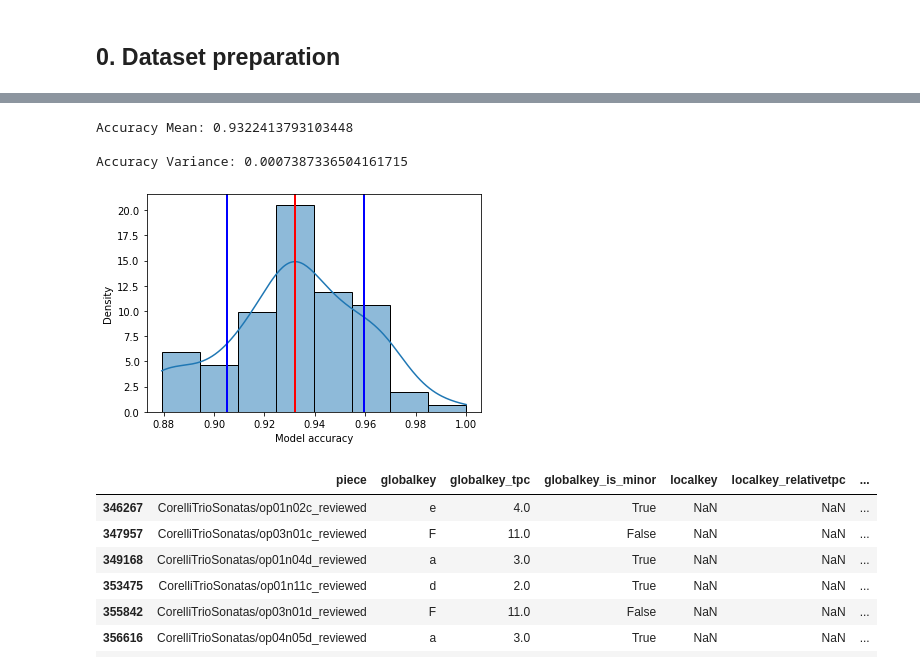
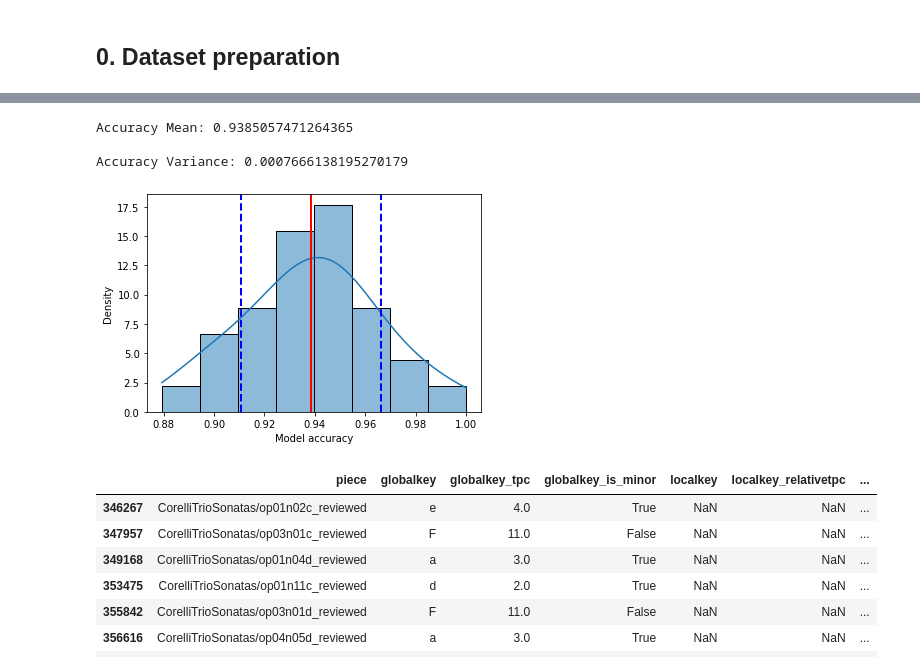
Before and after one commit to mikqs/digital-musicology, a Jupyter notebook: Group_6_A2/Group_6_A2.ipynb, the cells around one changed output, grey strips where cells are left out. Drawn from its saved outputs; the diff is of its cells as text; code cells hidden in the pictures.

```diff
--- a/Group_6_A2/Group_6_A2.ipynb
+++ b/Group_6_A2/Group_6_A2.ipynb
@@ -36,12 +36,6 @@ fifths_to_semitones = lambda x: x+6 if(x%2==1 and x<6) else(x-6 if(x%2==1 and x>
 keys_dataset['cpc_f'] = keys_dataset['tpc'].mod(12)
 keys_dataset['cpc_s'] = keys_dataset['midi'].mod(12)
 
-# Compute all twelve transpositions for each piece
-for i_f_transpose in range(12):
-    keys_dataset['cpc_f_trsp_'+str(i_f_transpose)] = (keys_dataset['cpc_f'] - i_f_transpose).mod(12)
-    i_s_transpose = fifths_to_semitones(i_f_transpose)
-    keys_dataset['cpc_s_trsp_'+str(i_s_transpose)] = (keys_dataset['cpc_s'] - i_s_transpose).mod(12)
-
 # Get only labeled dataset
 labeled_df = keys_dataset[keys_dataset['globalkey_is_minor'].notna()]
 
@@ -52,7 +46,7 @@ labeled_df['localkey_tpc'] = labeled_df['localkey_relativetpc'] + labeled_df['gl
 labeled_df['localkey_cpc_f'] = labeled_df['localkey_tpc'].mod(12)
 labeled_df['localkey_cpc_s'] = labeled_df['localkey_cpc_f'].apply(fifths_to_semitones)
 
-# Transpose all pieces to C tonic (with Ground Truth)
+# Transpose all pieces to C tonic reference (with the Ground Truth)
 labeled_df['cpc_f_trsp_C'] = (labeled_df['cpc_f'] - labeled_df['globalkey_cpc_f']).mod(12)
 labeled_df['cpc_s_trsp_C'] = (labeled_df['cpc_s'] - labeled_df['globalkey_cpc_s']).mod(12)
 
@@ -114,17 +108,18 @@ def get_major_prototype(major_df, subset, plot=False):
     major_vec = grouped_major_df.div(L1_norm).to_numpy()
 
     if plot:
-        keys_semitones = ['C','C♯/D♭','D','D♯/E♭','E','F','F♯/G♭','G','G♯/A♭','A','A♯/B♭','B']
+        scale_degrees = ['tonic','♯1','supertonic','♯2','mediant','subdominant','♯4','dominant','♯5','submediant','subtonic','leading tone']
+
         grouped_major_df.plot(kind = 'bar')
-        plt.xticks(range(len(keys_semitones)), keys_semitones, rotation='horizontal')
-        plt.xlabel('Key')
+        plt.xticks(range(len(scale_degrees)), scale_degrees, rotation=45)
+        plt.xlabel('Scale degrees')
         plt.ylabel('Summed pitch-class duration')
         plt.title('Major mode prototype (summed durations)')
         plt.show()
 
         grouped_major_df.div(L1_norm).plot(kind = 'bar')
-        plt.xticks(range(len(keys_semitones)), keys_semitones, rotation='horizontal')
-        plt.xlabel('Key')
+        plt.xticks(range(len(scale_degrees)), scale_degrees, rotation=45)
+        plt.xlabel('Scale degrees')
         plt.ylabel('Pitch-class frequency')
         plt.title('Major mode prototype (frequencies)')
         plt.show()
@@ -142,17 +137,18 @@ def get_minor_prototype(minor_df, subset, plot=False):
     minor_vec = grouped_minor_df.div(L1_norm).to_numpy()
 
     if plot:
-        keys_semitones = ['C','C♯/D♭','D','D♯/E♭','E','F','F♯/G♭','G','G♯/A♭','A','A♯/B♭','B']
+        scale_degrees = ['tonic','♯1','supertonic','♯2','mediant','subdominant','♯4','dominant','♯5','submediant','subtonic','leading tone']
+
         grouped_minor_df.plot(kind = 'bar')
-        plt.xticks(range(len(keys_semitones)), keys_semitones, rotation='horizontal')
-        plt.xlabel('Key')
+        plt.xticks(range(len(scale_degrees)), scale_degrees, rotation=45)
+        plt.xlabel('Scale degrees')
         plt.ylabel('Summed pitch-class duration')
         plt.title('Minor mode prototype (summed durations)')
         plt.show()
 
         grouped_minor_df.div(L1_norm).plot(kind = 'bar')
-        plt.xticks(range(len(keys_semitones)), keys_semitones, rotation='horizontal')
-        plt.xlabel('Key')
+        plt.xticks(range(len(scale_degrees)), scale_degrees, rotation=45)
+        plt.xlabel('Scale degrees')
         plt.ylabel('Pitch-class frequency')
         plt.title('Minor mode prototype (frequencies)')
         plt.show()
@@ -226,7 +237,7 @@ Wall time: 5.11 s
 %%time
 
 accuracies=[]
-for fold in range(100):
+for fold in range(30):
     # Split training and testing data
     X_train, X_test, _, y_test = train_test_split(X, y, test_size=0.30, random_state=None)
 
@@ -238,9 +249,9 @@ for fold in range(100):
     y_pred_key = []
     i = 0
     for piece in X_test:
-        pred = globalkey_classifier(piece, major_vec, minor_vec)
+        pred_key = globalkey_classifier(piece, major_vec, minor_vec)
         y_test_key.append(y_test[i][0]+y_test[i][1])
-        y_pred_key.append(pred[0]+pred[1])
+        y_pred_key.append(pred_key[0]+pred_key[1])
         i = i+1
 
     accuracies.append(metrics.accuracy_score(y_test_key, y_pred_key))
@@ -250,19 +261,19 @@ Wall time: 15min 16s
 # %%
 print("Accuracy Mean: {}\n".format(np.mean(accuracies)))
 print("Accuracy Variance: {}\n".format(np.var(accuracies)))
 
 seaborn.histplot(accuracies, kde=True, stat='density', bins=8)
 plt.axvline(np.mean(accuracies), c='r', ls='-', lw=2)
-plt.axvline(np.mean(accuracies)-np.std(accuracies), c='b', ls='-', lw=2)
-plt.axvline(np.mean(accuracies)+np.std(accuracies), c='b', ls='-', lw=2)
+plt.axvline(np.mean(accuracies)-np.std(accuracies), c='b', ls='--', lw=2)
+plt.axvline(np.mean(accuracies)+np.std(accuracies), c='b', ls='--', lw=2)
 plt.xlabel('Model accuracy')
 plt.show()
 #seaborn.violinplot(accuracies)
 # %% [output]
-Accuracy Mean: 0.9322413793103448
+Accuracy Mean: 0.9385057471264365
 
-Accuracy Variance: 0.0007387336504161715
+Accuracy Variance: 0.0007666138195270179
-[figure, old version]
+[figure, new version]
 # %%
 # Predict keys for unlabeled pieces
 unlabeled_df = keys_dataset[keys_dataset['globalkey'].isna()]
```
Also changed, not shown: parts of 9 cells of this notebook.
